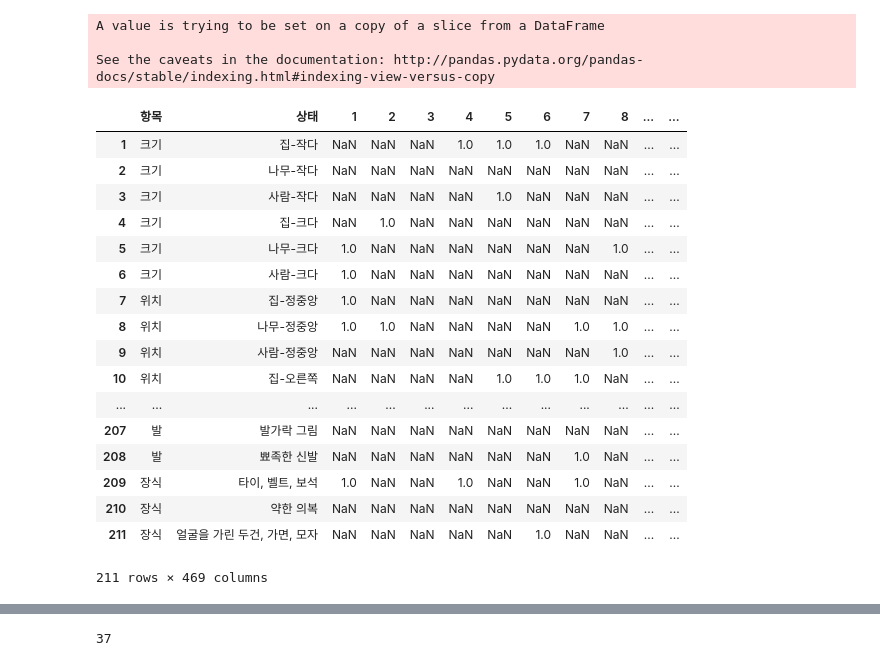
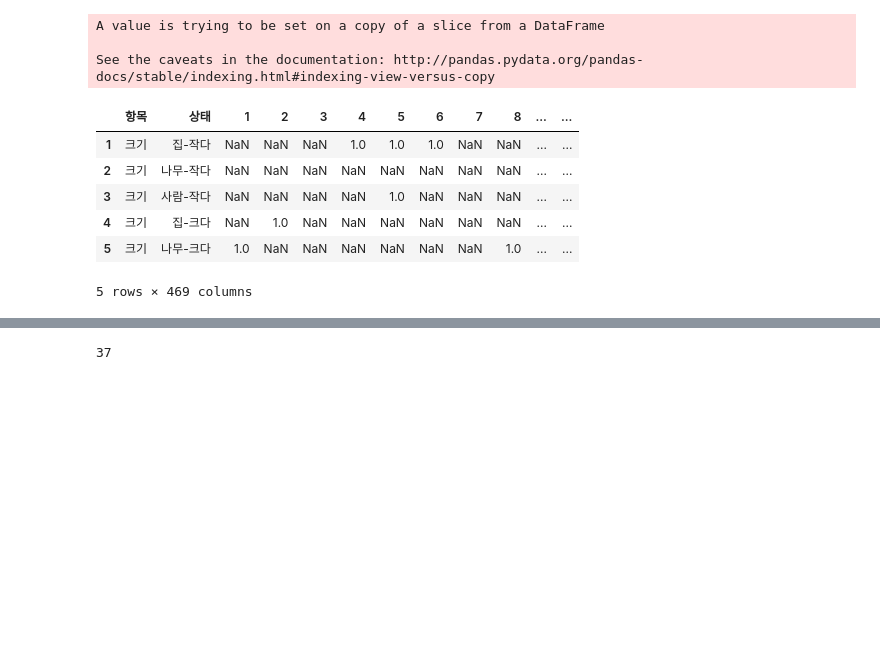
Before and after one commit to dhukim/HTP-Analysis-Project, a Jupyter notebook: ExcelSplit.ipynb, the cells around one changed output, grey strips where cells are left out. Saved outputs shown, nothing was run; the diff lists cells and outputs as text; code cells hidden in the pictures; blank space fills up the shorter version.

```diff
--- a/ExcelSplit.ipynb
+++ b/ExcelSplit.ipynb
@@ -24,5 +24,5 @@ import pandas as pd
 # %%
-df = pd.read_excel("C:/Users/Administrator/data/학습용_성인데이터_467case_Noprivacy.xlsx",sheet_name="HTP",header=1)
+df = pd.read_excel("C:/Users/AFFINITY/data/학습용_성인데이터_467case_Noprivacy.xlsx",sheet_name="HTP",header=1)
 # %%
 df.head()
 # %% [output]
@@ -111,26 +111,15 @@ A value is trying to be set on a copy of a slice from a DataFrame
 
 See the caveats in the documentation: http://pandas.pydata.org/pandas-docs/stable/indexing.html#indexing-view-versus-copy
 # %%
-df
+df.head(5)
 # %% [output]
 |  | 항목 | 상태 | 1 | 2 | 3 | 4 | 5 | 6 | 7 | 8 | ... | ... |
 | 1 | 크기 | 집-작다 | NaN | NaN | NaN | 1.0 | 1.0 | 1.0 | NaN | NaN | ... | ... |
 | 2 | 크기 | 나무-작다 | NaN | NaN | NaN | NaN | NaN | NaN | NaN | NaN | ... | ... |
 | 3 | 크기 | 사람-작다 | NaN | NaN | NaN | NaN | 1.0 | NaN | NaN | NaN | ... | ... |
 | 4 | 크기 | 집-크다 | NaN | 1.0 | NaN | NaN | NaN | NaN | NaN | NaN | ... | ... |
 | 5 | 크기 | 나무-크다 | 1.0 | NaN | NaN | NaN | NaN | NaN | NaN | 1.0 | ... | ... |
-| 6 | 크기 | 사람-크다 | 1.0 | NaN | NaN | NaN | NaN | NaN | NaN | NaN | ... | ... |
-| 7 | 위치 | 집-정중앙 | 1.0 | NaN | NaN | NaN | NaN | NaN | NaN | NaN | ... | ... |
-| 8 | 위치 | 나무-정중앙 | 1.0 | 1.0 | NaN | NaN | NaN | NaN | 1.0 | 1.0 | ... | ... |
-| 9 | 위치 | 사람-정중앙 | NaN | NaN | NaN | NaN | NaN | NaN | NaN | 1.0 | ... | ... |
-| 10 | 위치 | 집-오른쪽 | NaN | NaN | NaN | NaN | 1.0 | 1.0 | 1.0 | NaN | ... | ... |
-| ... | ... | ... | ... | ... | ... | ... | ... | ... | ... | ... | ... | ... |
-| 207 | 발 | 발가락 그림 | NaN | NaN | NaN | NaN | NaN | NaN | NaN | NaN | ... | ... |
-| 208 | 발 | 뾰족한 신발 | NaN | NaN | NaN | NaN | NaN | NaN | 1.0 | NaN | ... | ... |
-| 209 | 장식 | 타이, 벨트, 보석 | 1.0 | NaN | NaN | 1.0 | NaN | NaN | 1.0 | NaN | ... | ... |
-| 210 | 장식 | 약한 의복 | NaN | NaN | NaN | NaN | NaN | NaN | NaN | NaN | ... | ... |
-| 211 | 장식 | 얼굴을 가린 두건, 가면, 모자 | NaN | NaN | NaN | NaN | NaN | 1.0 | NaN | NaN | ... | ... |
-211 rows × 469 columns
+5 rows × 469 columns
 # %%
 df['레이블'] = df['항목'] + '-' + df['상태']
 # %%
```
Also changed, not shown: parts of 6 cells of this notebook, 2 other files.
